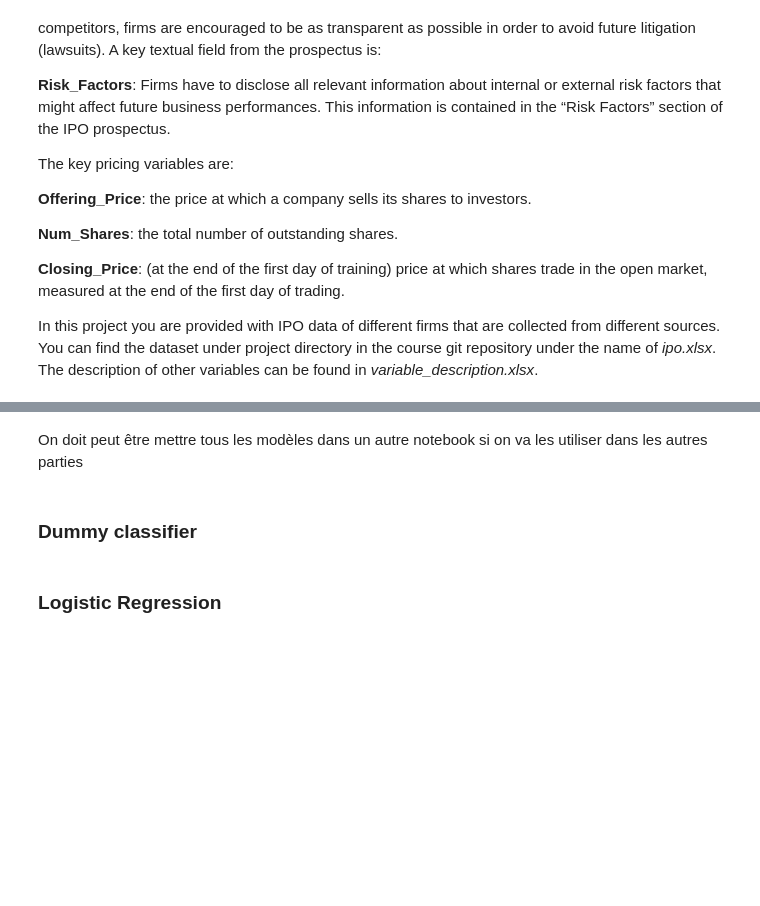
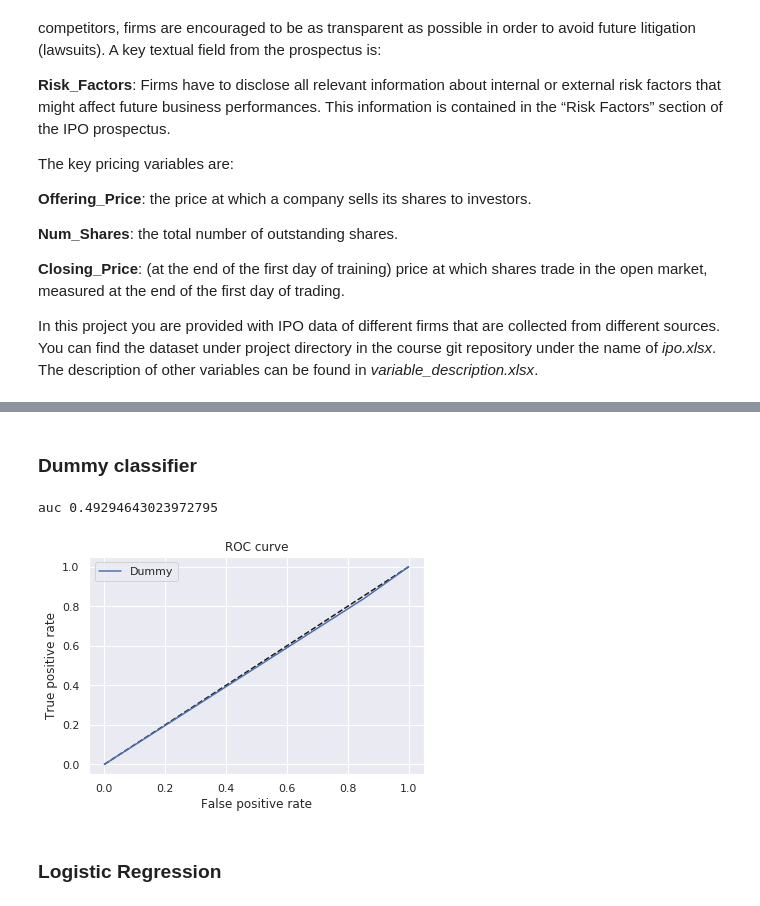
Before and after one commit to mariembelhajali/-Ipo-prediction-, a Jupyter notebook: project_description-2018.ipynb, the cells around one changed output, grey strips where cells are left out. Saved outputs shown, nothing was run; the diff lists cells and outputs as text; code cells hidden in the pictures; blank space fills up the shorter version.

```diff
--- a/project_description-2018.ipynb
+++ b/project_description-2018.ipynb
@@ -154,0 +133,3 @@ plt.matshow(dataframe.corr())
+# %%
+target = ipo['Target']
+features = ipo.drop(['Risk_Factors','Target'],axis = 1)
@@ -161,5 +147,3 @@ Predict whether the closing price is higher than the offering price using non-te
     f(non-text-fields) -> Probability of being in class 1
 
 For the evaluation metric, report the area under the curve (AUC) and plot an ROC graph.
-# %% [markdown]
-On doit peut être mettre tous les modèles dans un autre notebook si on va les utiliser dans les autres parties
@@ -179,23 +150,21 @@ X_train_train, X_train_val, y_train_train, y_train_val = train_test_split(X_trai
 # %% [markdown]
 ### Dummy classifier
 # %%
-from sklearn.metrics import roc_curve,roc_auc_score
-import matplotlib.pyplot as plt
-from sklearn.linear_model import LogisticRegression
-from sklearn.dummy import DummyClassifier
-
 bbaseline_clf = DummyClassifier(strategy='stratified', random_state = seed)
 
 # Fit the dummy classifier
 bbaseline_clf.fit(X_train,y_train)
 
 # Predict target probabilities of belonging to positive class
 y_pred = bbaseline_clf.predict_proba(X_test)
 
 # Compute area under the curve score
 print('auc',roc_auc_score(y_test, y_pred[:,1]))
 
-plot_roc_curve('Dummy',y_pred)
+plot_roc_curve('Dummy',y_pred, y_test)
+# %% [output]
+auc 0.49294643023972795
+[figure, added]
 # %% [markdown]
 ### Logistic Regression
 # %%
```
Also changed, not shown: parts of 47 cells of this notebook, 2 other files.
